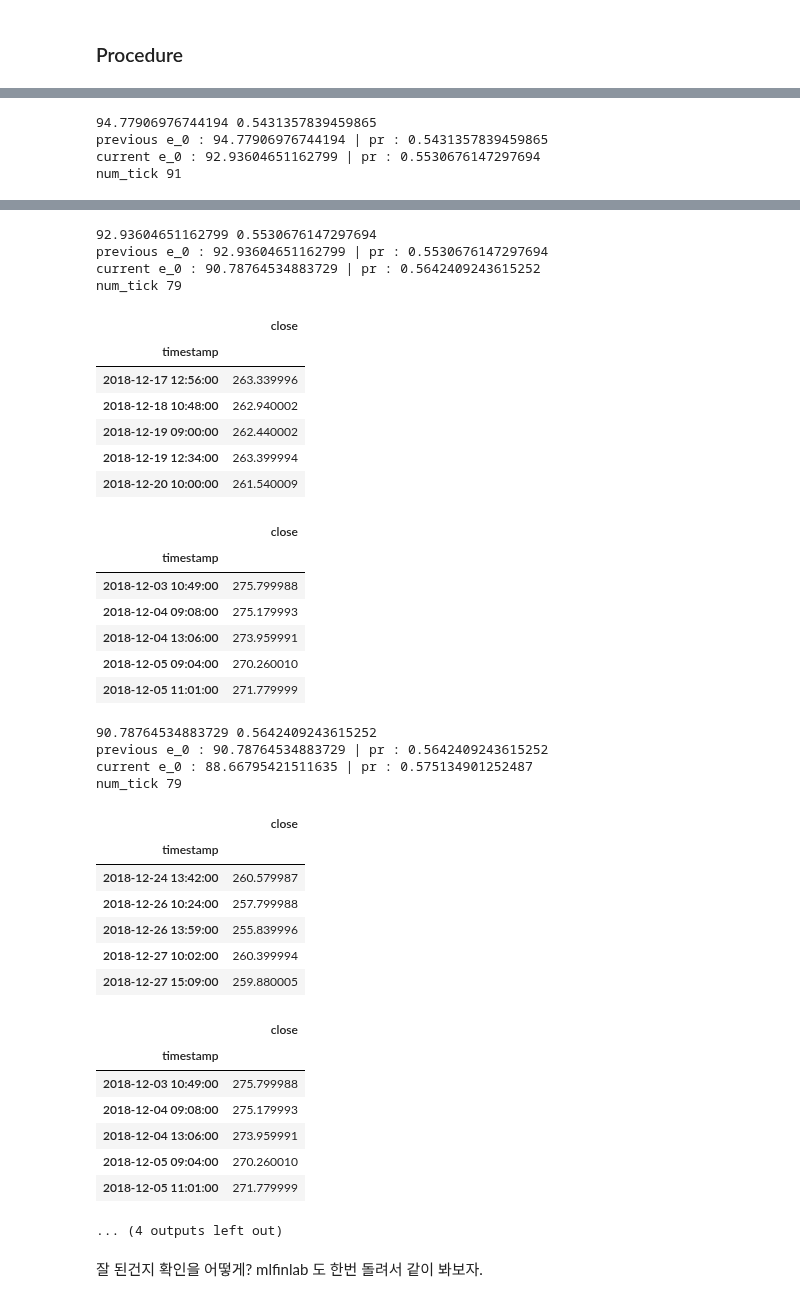
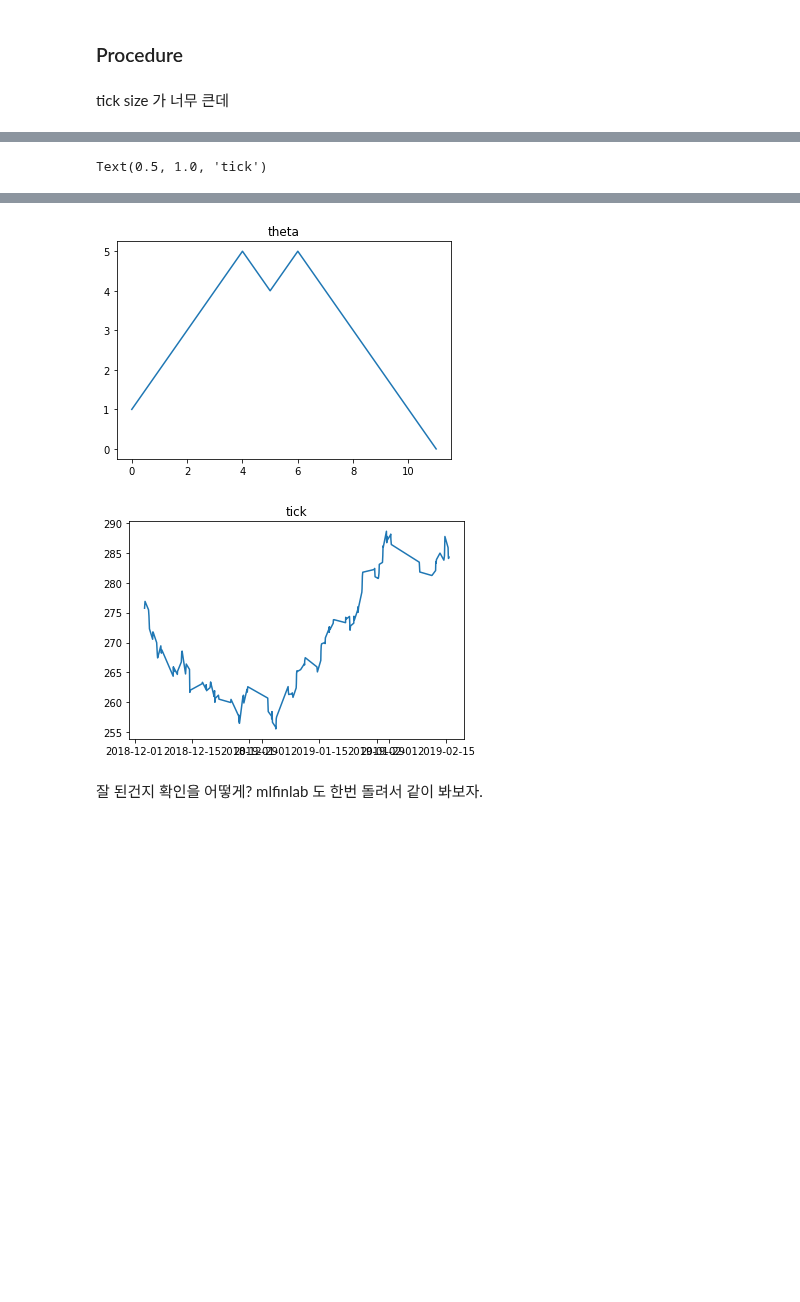
Before and after one commit to kooBH/FinanceServer, a Jupyter notebook: DE_PRADO/ch2.ipynb, the cells around one changed output, grey strips where cells are left out. Saved outputs shown, nothing was run; the diff lists cells and outputs as text; code cells hidden in the pictures; blank space fills up the shorter version.

```diff
--- a/DE_PRADO/ch2.ipynb
+++ b/DE_PRADO/ch2.ipynb
@@ -264,8 +276,10 @@ def for_init(data,value='close'):
                 num_p_1 +=1
     pr = num_p_1/num_tick
     #e_0 = (np.mean(theta) + np.std(theta))/abs(2*pr - 1)
-    e_0 = (np.mean(theta))/abs(2*pr - 1)
-    #e_0 = (np.mean(theta))
+   # display(theta)
+    #e_0 = (np.mean(np.abs(theta)))/abs(2*pr - 1)
+    e_0 = (np.mean(np.abs(theta))) + np.std(theta)
+    #e_0 = (np.mean( np.abs(theta)  )   )
     # display(theta)
 
     plt.plot(theta)
@@ -338,7 +352,7 @@ def for_procedure(data,e_0,pr,threshold=500,value='close'):
 
     prev_p =0
     d_p =0
-    cur_p = data.iloc[0][0]
+    cur_p = data.iloc[0,0]
     prev_b =0
     cur_b =0
     # p[b_t = 1]
@@ -348,6 +362,8 @@ def for_procedure(data,e_0,pr,threshold=500,value='close'):
     tick = pd.DataFrame(columns=['close'])
     tick.index.names = ['timestamp']
     num_tick = 0
+
+
     for i in range(len(data.index)):
         # tick
         cur_tick += 1
@@ -355,7 +371,7 @@ def for_procedure(data,e_0,pr,threshold=500,value='close'):
             cur_tick = 0
             # step 1
             prev_p = cur_p
-            cur_p = data.iloc[0][0]
+            cur_p = data.iloc[i,0]
             d_p = cur_p - prev_p
 
             prev_b = cur_b
@@ -385,16 +401,19 @@ def for_procedure(data,e_0,pr,threshold=500,value='close'):
             num_tick+=1
 
     # update
-    weight = ewma_weight(num_tick)
+    weight = ewma_weight(20)
             # print('previous e_0 : ' + str(e_0) + ' | pr : ' + str(pr) )
     pr = (num_p_1/num_tick)*weight + pr*(1-weight)
+    print('tick_size ' + str(tick.size))
     e_0 = tick.size*weight + e_0*(1-weight)
                # print('current e_0 : ' + str(e_0) + ' | pr : ' + str(pr) )
                # print('num_tick ' + str(num_tick))
                #  display(tick.head())
     return e_0,pr,tick
+# %% [markdown]
+tick size 가 너무 큰데
 # %%
-threshold = 1000
+threshold = 5000
 
 
 # init
@@ -408,7 +427,7 @@ tick.index.names = ['timestamp']
 for tmp in weekly[2:]:
     e_0,pr,t_tick = for_procedure(tmp,e_0,pr,threshold)
     tick = pd.concat([tick, t_tick])
-    display(tick.head())
+    #display(tick.head())
     print(str(e_0) + ' ' + str(pr))
 
 plt.figure()
@@ -436,4 +454 @@ num_tick 85
-94.77906976744194 0.5431357839459865
-previous e_0 : 94.77906976744194 | pr : 0.5431357839459865
-current e_0 : 92.93604651162799 | pr : 0.5530676147297694
-num_tick 91
+Text(0.5, 1.0, 'tick')
@@ -454,40 +455,5 @@ num_tick 91
-92.93604651162799 0.5530676147297694
-previous e_0 : 92.93604651162799 | pr : 0.5530676147297694
-current e_0 : 90.78764534883729 | pr : 0.5642409243615252
-num_tick 79
-|  | close |
-| timestamp |  |
-| 2018-12-17 12:56:00 | 263.339996 |
-| 2018-12-18 10:48:00 | 262.940002 |
-| 2018-12-19 09:00:00 | 262.440002 |
-| 2018-12-19 12:34:00 | 263.399994 |
-| 2018-12-20 10:00:00 | 261.540009 |
-|  | close |
-| timestamp |  |
-| 2018-12-03 10:49:00 | 275.799988 |
-| 2018-12-04 09:08:00 | 275.179993 |
-| 2018-12-04 13:06:00 | 273.959991 |
-| 2018-12-05 09:04:00 | 270.260010 |
-| 2018-12-05 11:01:00 | 271.779999 |
-90.78764534883729 0.5642409243615252
-previous e_0 : 90.78764534883729 | pr : 0.5642409243615252
-current e_0 : 88.66795421511635 | pr : 0.575134901252487
-num_tick 79
-|  | close |
-| timestamp |  |
-| 2018-12-24 13:42:00 | 260.579987 |
-| 2018-12-26 10:24:00 | 257.799988 |
-| 2018-12-26 13:59:00 | 255.839996 |
-| 2018-12-27 10:02:00 | 260.399994 |
-| 2018-12-27 15:09:00 | 259.880005 |
-|  | close |
-| timestamp |  |
-| 2018-12-03 10:49:00 | 275.799988 |
-| 2018-12-04 09:08:00 | 275.179993 |
-| 2018-12-04 13:06:00 | 273.959991 |
-| 2018-12-05 09:04:00 | 270.260010 |
-| 2018-12-05 11:01:00 | 271.779999 |
-... (4 outputs left out)
+[figure, added]
+[figure, added]
 # %% [markdown]
 잘 된건지 확인을 어떻게?
 mlfinlab 도 한번 돌려서 같이 봐보자.
```
Also changed, not shown: parts of 25 cells of this notebook, 5 other files.
